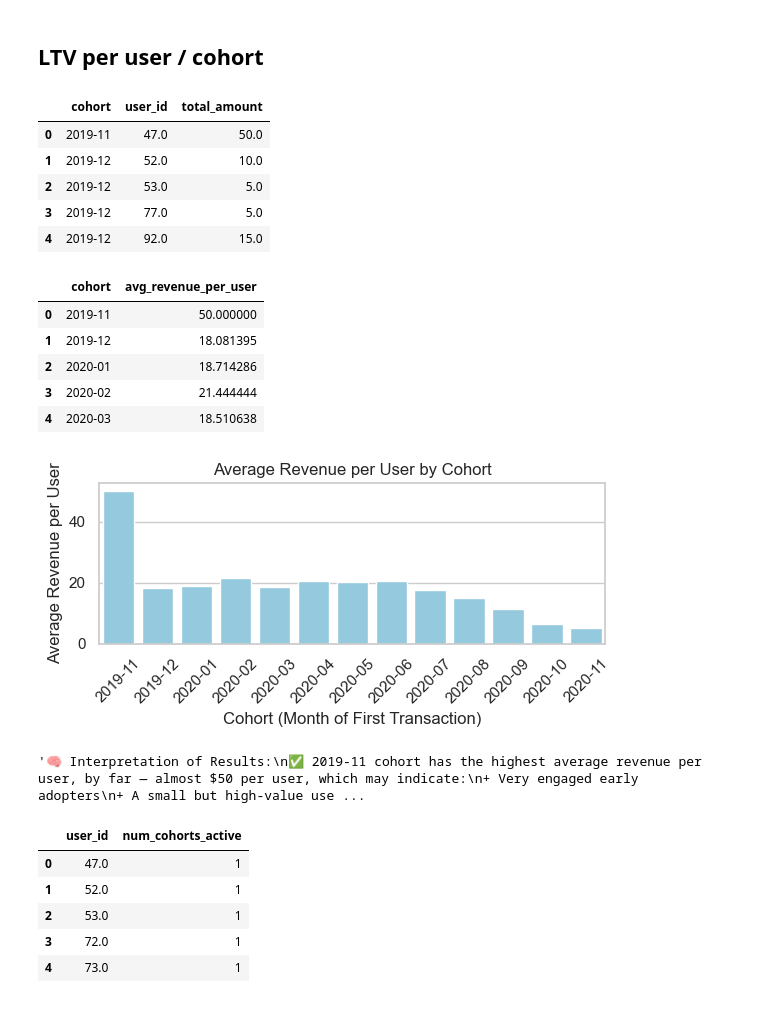
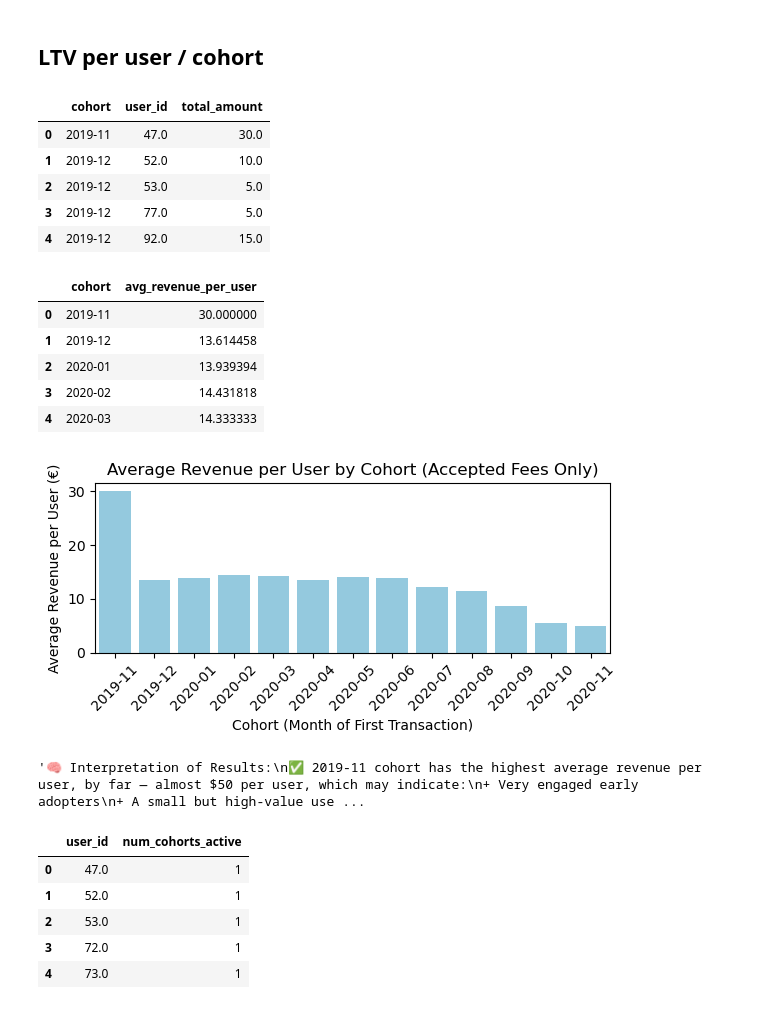
Before and after one commit to jorgeberrizbeitia/project-ironhack-payments-en, a Jupyter notebook: 6.metric-4-user-lifetime-value.ipynb, the cells around one changed output. Saved outputs shown, nothing was run; the diff lists cells and outputs as text; code cells hidden in the pictures.

```diff
--- a/6.metric-4-user-lifetime-value.ipynb
+++ b/6.metric-4-user-lifetime-value.ipynb
@@ -28,11 +36,13 @@ print("✅ done!")
 # Los gráficos representarán el LTV promedio por usuario de cada cohorte.
 # %%
 # Q1: Sumar ingresos per user / cohort
-user_total_per_cohort = fees_and_cohorts_df.groupby(["cohort", "user_id"])["total_amount"].sum().reset_index()
+accepted_fees = fees_and_cohorts_df[fees_and_cohorts_df['fee_status'] == 'accepted']
+
+user_total_per_cohort = accepted_fees.groupby(["cohort", "user_id"])["total_amount"].sum().reset_index()
 user_total_per_cohort.head()
 # %% [output]
 |  | cohort | user_id | total_amount |
-| 0 | 2019-11 | 47.0 | 50.0 |
+| 0 | 2019-11 | 47.0 | 30.0 |
 | 1 | 2019-12 | 52.0 | 10.0 |
 | 2 | 2019-12 | 53.0 | 5.0 |
 | 3 | 2019-12 | 77.0 | 5.0 |
@@ -44,46 +54,46 @@ avg_revenue_per_user_by_cohort.columns = ["cohort", "avg_revenue_per_user"]
 avg_revenue_per_user_by_cohort.head()
 # %% [output]
 |  | cohort | avg_revenue_per_user |
-| 0 | 2019-11 | 50.000000 |
-| 1 | 2019-12 | 18.081395 |
-| 2 | 2020-01 | 18.714286 |
-| 3 | 2020-02 | 21.444444 |
-| 4 | 2020-03 | 18.510638 |
+| 0 | 2019-11 | 30.000000 |
+| 1 | 2019-12 | 13.614458 |
+| 2 | 2020-01 | 13.939394 |
+| 3 | 2020-02 | 14.431818 |
+| 4 | 2020-03 | 14.333333 |
 # %%
 # Q2 Plotting
 plt.figure(figsize=(6, 3))
 sns.barplot(
     data=avg_revenue_per_user_by_cohort,
     x="cohort",
     y="avg_revenue_per_user",
     color="skyblue"
 )
 
 # Titles and labels
-plt.title("Average Revenue per User by Cohort")
+plt.title("Average Revenue per User by Cohort (Accepted Fees Only)")
 plt.xlabel("Cohort (Month of First Transaction)")
-plt.ylabel("Average Revenue per User")
+plt.ylabel("Average Revenue per User (€)")
 plt.xticks(rotation=45)
 plt.tight_layout()
 plt.show()
 
 """🧠 Interpretation of Results:
 ✅ 2019-11 cohort has the highest average revenue per user, by far — almost $50 per user, which may indicate:
 + Very engaged early adopters
 + A small but high-value user base
 + Or longer time to accumulate revenue
 
 📉 From 2019-12 to mid-2020, average revenue per user remains fairly stable (~$18–$21) — these cohorts might have more consistent behavior.
 
 ⬇️ Starting around 2020-08, there’s a clear downward trend:
 Cohorts like 2020-09, 2020-10, and 2020-11 show much lower user value, around $5–$10 per user, this could indicate:
 + Decreased user engagement
 + Shorter lifetime (users haven't been active long enough)
 + Lower conversion or retention quality
 + Or you’re acquiring lower-value users as you scale"
 """
 # %% [output]
-[figure, old version]
+[figure, new version]
 '🧠 Interpretation of Results:\n✅ 2019-11 cohort has the highest average revenue per user, by far — almost $50 per user, which may indicate:\n+ Very engaged early adopters\n+ A small but high-value use ...
 # %%
 # Q3: Ver en cuántas cohorts ha estado cada usuario
```
Also changed, not shown: parts of 8 cells of this notebook.
